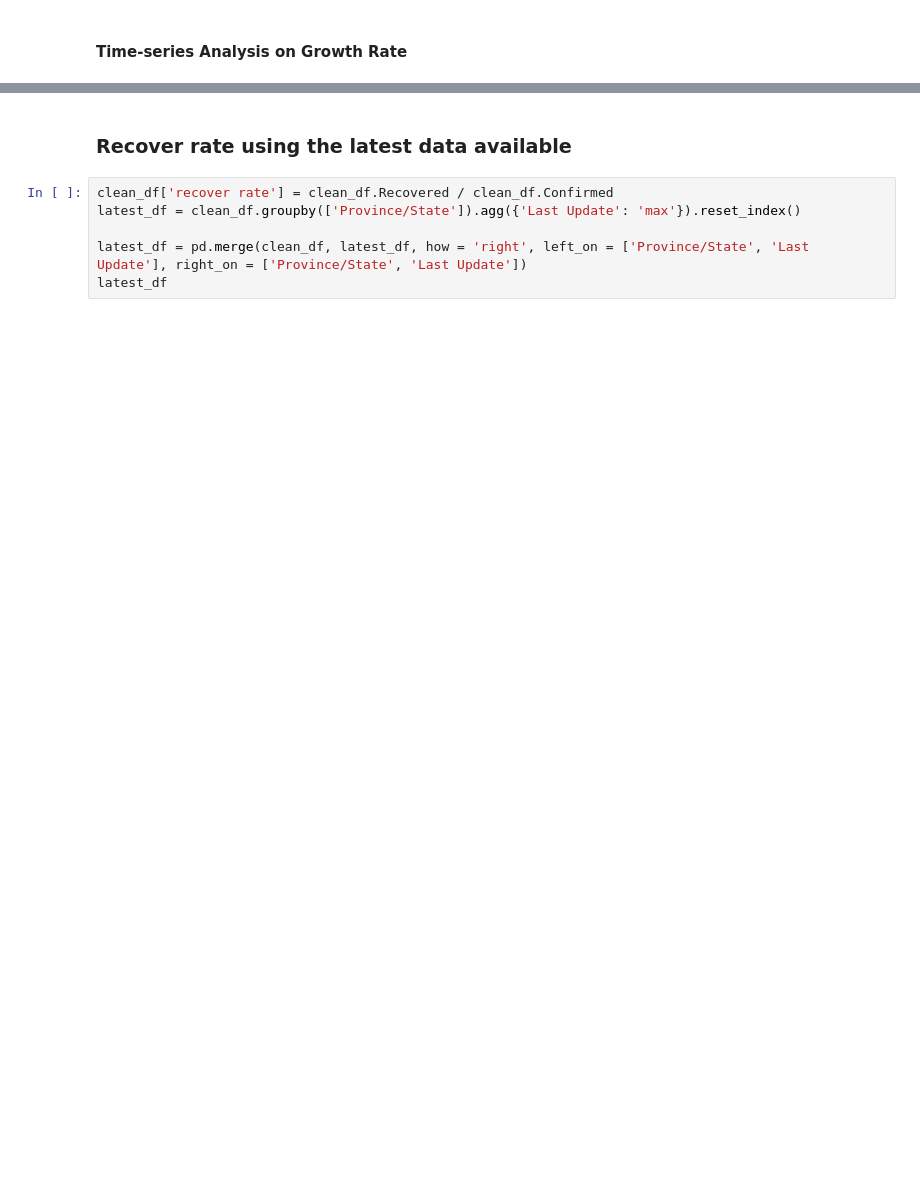
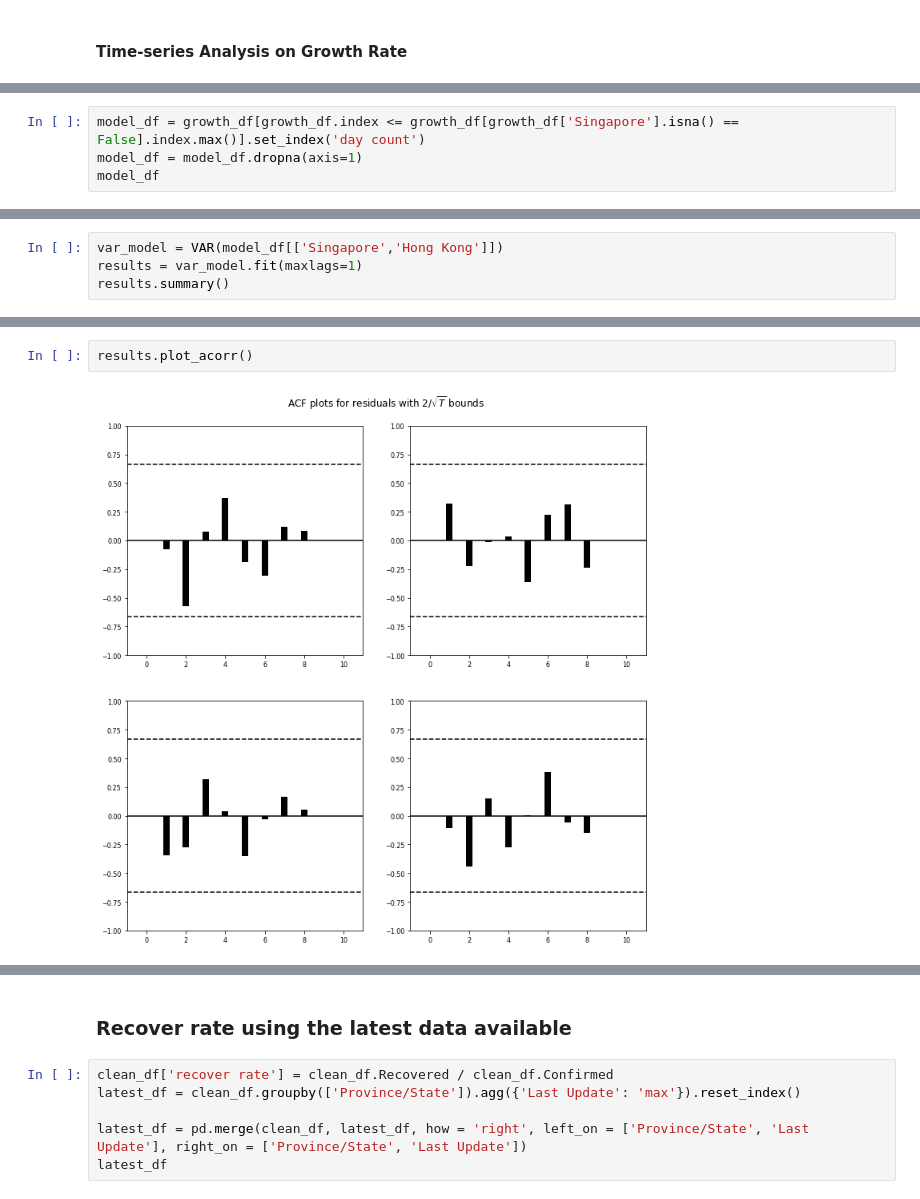
Before and after one commit to deeplaunch/Experiments, a Jupyter notebook: nCoV/Novel Coronavirus Spread.ipynb, the cells around one changed output, grey strips where cells are left out. Saved outputs shown, nothing was run; the diff lists cells and outputs as text; blank space fills up the shorter version.

Commit message:
add VAR forecast model

```diff
--- a/nCoV/Novel Coronavirus Spread.ipynb
+++ b/nCoV/Novel Coronavirus Spread.ipynb
@@ -428,0 +449,4 @@ Roots
+# %%
+model_df = growth_df[growth_df.index <= growth_df[growth_df['Singapore'].isna() == False].index.max()].set_index('day count')
+model_df = model_df.dropna(axis=1)
+model_df
@@ -428,0 +482,4 @@ Roots
+# %%
+var_model = VAR(model_df[['Singapore','Hong Kong']])
+results = var_model.fit(maxlags=1)
+results.summary()
@@ -428,0 +504,4 @@ Roots
+# %%
+results.plot_acorr()
+# %% [output]
+[figure, added]
```
Also changed, not shown: parts of 36 cells of this notebook.
